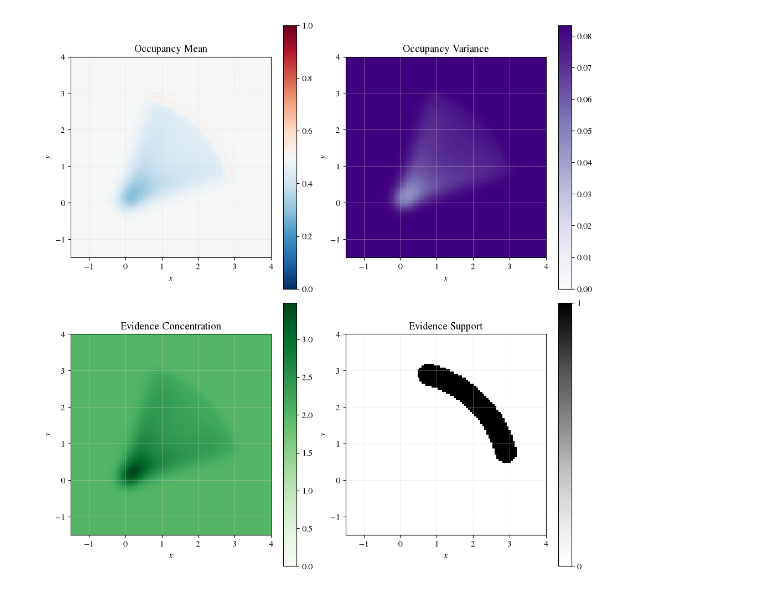
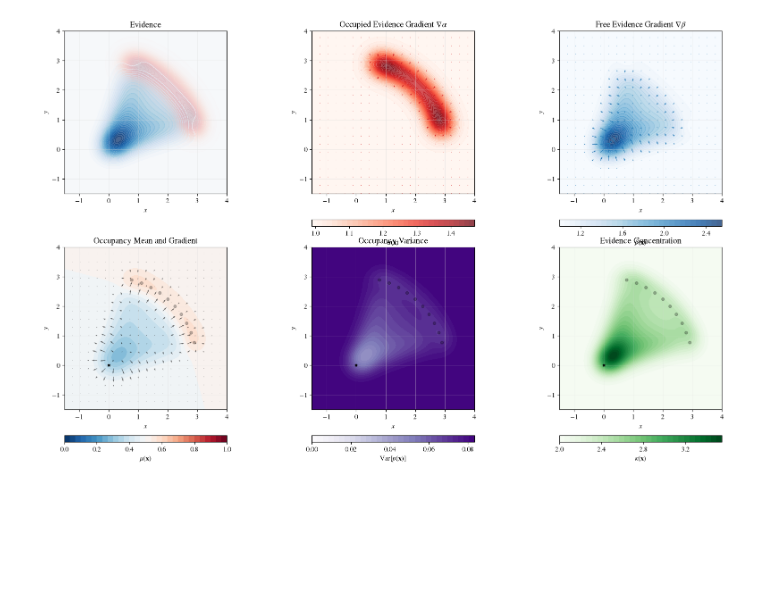
Before and after one commit to Jampar/beta-evidence-fields, a Jupyter notebook: docs/01_basic_field.ipynb, the cells around one changed output. Cells and saved outputs as stored; diff of their text form; code cells hidden in the pictures; blank space fills up the shorter version.

Commit message:
Add analytic evidence and occupancy gradients

```diff
--- a/docs/01_basic_field.ipynb
+++ b/docs/01_basic_field.ipynb
@@ -14,10 +14,12 @@ SPATIAL_RESOLUTION = 100
 
 ANGLE_OFFSET       = np.deg2rad(45)
 ANGLE_RANGE        = (np.deg2rad(-30), np.deg2rad(30))
-ANGLE_RESOLUTION   = 100
+ANGLE_RESOLUTION   = 10
+
 OBSERVATION_RANGE  = 3.0
 # %%
-field = OccupancyField.from_yaml("../config/example_2d_config.yaml")
+field        = OccupancyField.from_yaml("../config/example_2d_config.yaml")
+observations = []
 
 observation = OccupancyObservation(origin    = np.array([0.0, 0.0]),
                                    direction = np.array([np.cos(ANGLE_OFFSET), np.sin(ANGLE_OFFSET)]),
@@ -25,4 +27,12 @@ observation = OccupancyObservation(origin    = np.array([0.0, 0.0]),
                                    returned  = True,
                                    time      = 0.0)
 
-obs = field.add([observation])
+for angle in tqdm(np.linspace(ANGLE_RANGE[0], ANGLE_RANGE[1], ANGLE_RESOLUTION), desc = "Generating observations"):
+    observations.append(OccupancyObservation(origin    = np.array([0.0, 0.0]),
+                                             direction = np.array([np.cos(angle + ANGLE_OFFSET), np.sin(angle + ANGLE_OFFSET)]),
+                                             range     = OBSERVATION_RANGE,
+                                             returned  = True,
+                                             time      = 0.0))
+
+field.clear()
+obs = field.add(observations)
@@ -60,30 +39,20 @@ plot    = plot_field_2d(X     = X,
 # %%
-angles       = np.linspace(ANGLE_RANGE[0], ANGLE_RANGE[1], ANGLE_RESOLUTION)
-observations = []
-
-for angle in tqdm(angles, desc = "Generating observations"):
-    observations.append(OccupancyObservation(origin    = np.array([0.0, 0.0]),
-                                             direction = np.array([np.cos(angle + ANGLE_OFFSET), np.sin(angle + ANGLE_OFFSET)]),
-                                             range     = OBSERVATION_RANGE,
-                                             returned  = True,
-                                             time      = 0.0))
-
-
-field.clear()
-obs = field.add(observations)
-
 x = np.linspace(SPATIAL_DIMENSIONS[0], SPATIAL_DIMENSIONS[2], SPATIAL_RESOLUTION)
 y = np.linspace(SPATIAL_DIMENSIONS[1], SPATIAL_DIMENSIONS[3], SPATIAL_RESOLUTION)
 
-X, Y = np.meshgrid(x, y)
+X, Y = np.meshgrid(x, y, indexing = "ij")
 
-points = np.column_stack((X.ravel(), Y.ravel()))
+fig, axes = plt.subplots(2, 3, figsize = (15, 11))
+fig.subplots_adjust(hspace = 0.33, wspace = 0.25)
 
-query   = field.query(points = points,
-                      time   = 0.0)
+plot_evidence_2d(X     = X,
+                 Y     = Y,
+                 field = field,
+                 axes  = axes[0])
 
-plot    = plot_field_2d(X     = X,
-                        Y     = Y,
-                        query = query)
+plot_query_2d(X     = X,
+              Y     = Y,
+              field = field,
+              axes  = axes[1])
 # %% [output]
-[figure, old version]
+[figure, new version]
```
Also changed, not shown: parts of 2 cells of this notebook, 4 other files.
